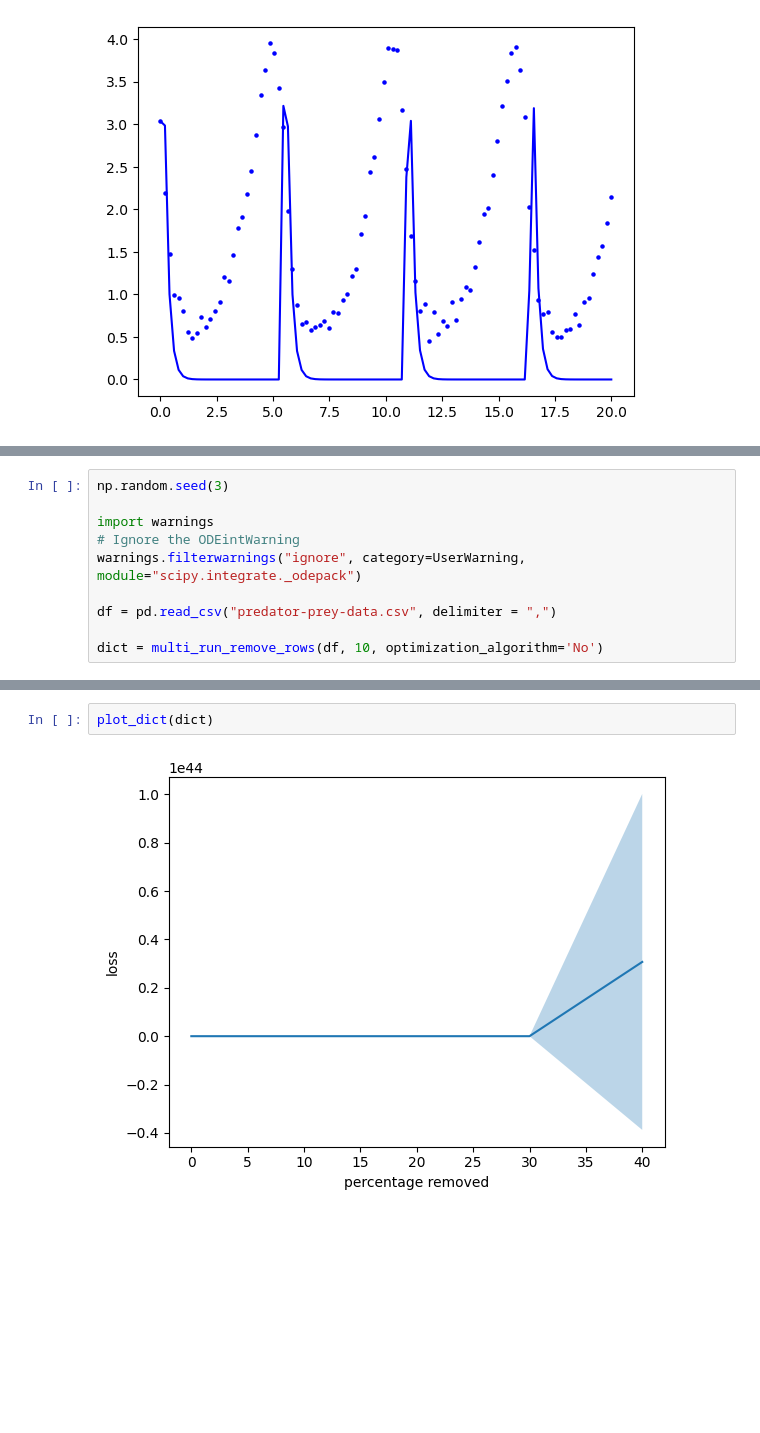
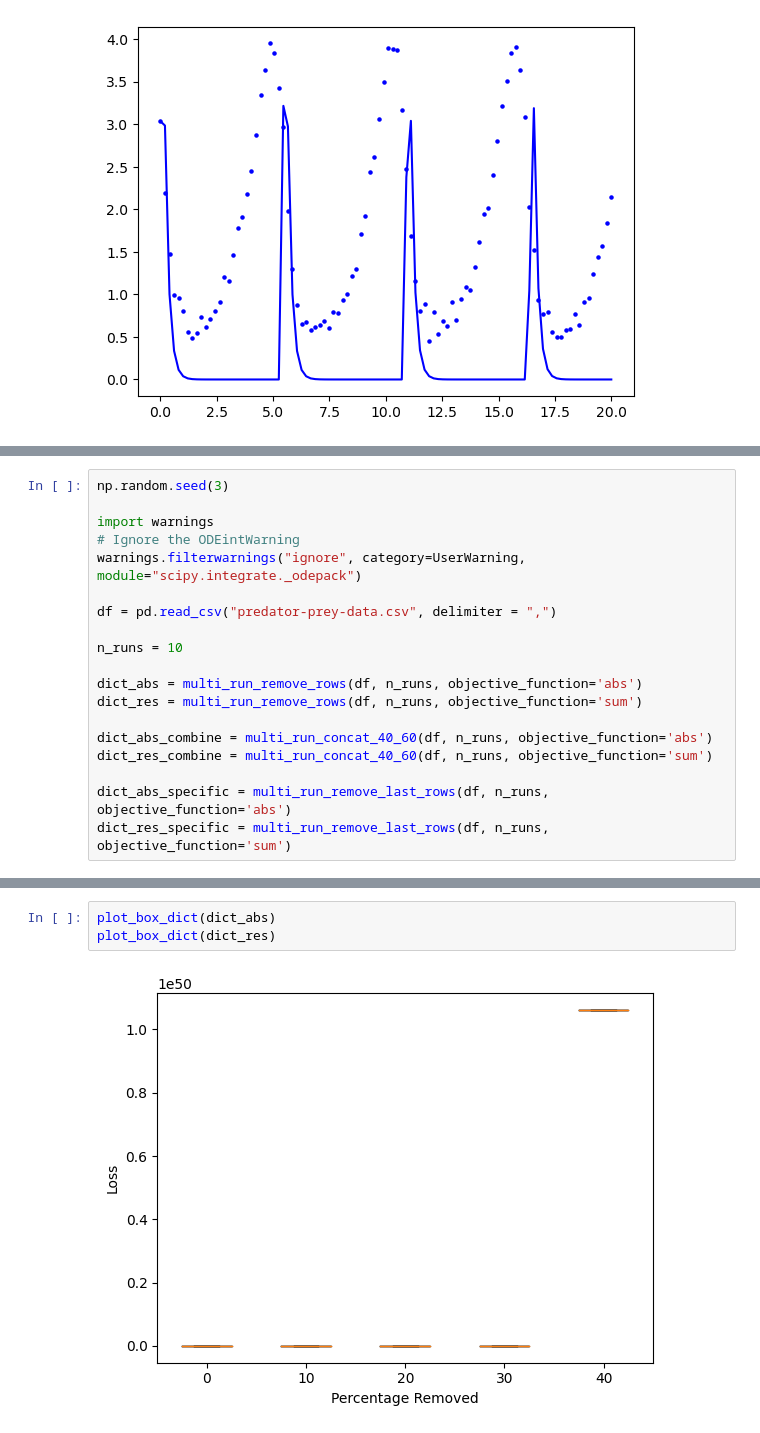
Before and after one commit to estherlb/stochastic_3, a Jupyter notebook: Reverse-Engineering Predator-Prey System/simulated_annealing.ipynb, the cells around one changed output, grey strips where cells are left out. Drawn from its saved outputs; the diff is of its cells as text; blank space fills up the shorter version.

Commit message:
time series functions

```diff
--- a/Reverse-Engineering Predator-Prey System/simulated_annealing.ipynb
+++ b/Reverse-Engineering Predator-Prey System/simulated_annealing.ipynb
@@ -484,6 +630,15 @@ warnings.filterwarnings("ignore", category=UserWarning, module="scipy.integrate.
 
 df = pd.read_csv("predator-prey-data.csv", delimiter = ",")
 
-dict = multi_run_remove_rows(df, 10, optimization_algorithm='No')
+n_runs = 10
+
+dict_abs = multi_run_remove_rows(df, n_runs, objective_function='abs')
+dict_res = multi_run_remove_rows(df, n_runs, objective_function='sum')
+
+dict_abs_combine = multi_run_concat_40_60(df, n_runs, objective_function='abs')
+dict_res_combine = multi_run_concat_40_60(df, n_runs, objective_function='sum')
+
+dict_abs_specific = multi_run_remove_last_rows(df, n_runs, objective_function='abs')
+dict_res_specific = multi_run_remove_last_rows(df, n_runs, objective_function='sum')
 # %% [output]
 percentage: 0: run 0
@@ -539,4 +654,5 @@ percentage: 40: run 9
-# %%
-plot_dict(dict)
-# %% [output]
-[figure, removed]
+# %%
+plot_box_dict(dict_abs)
+plot_box_dict(dict_res)
+# %% [output]
+[figure, added]
```
Also changed, not shown: parts of 8 cells of this notebook, 2 other files.
